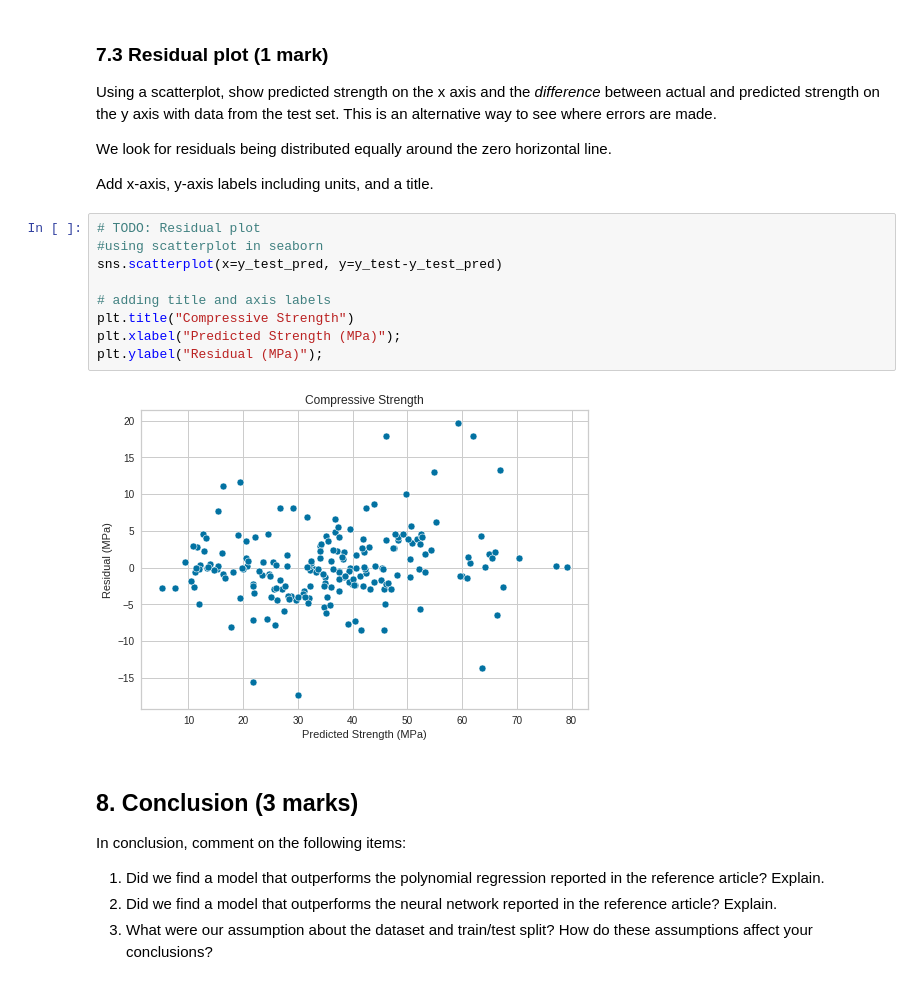
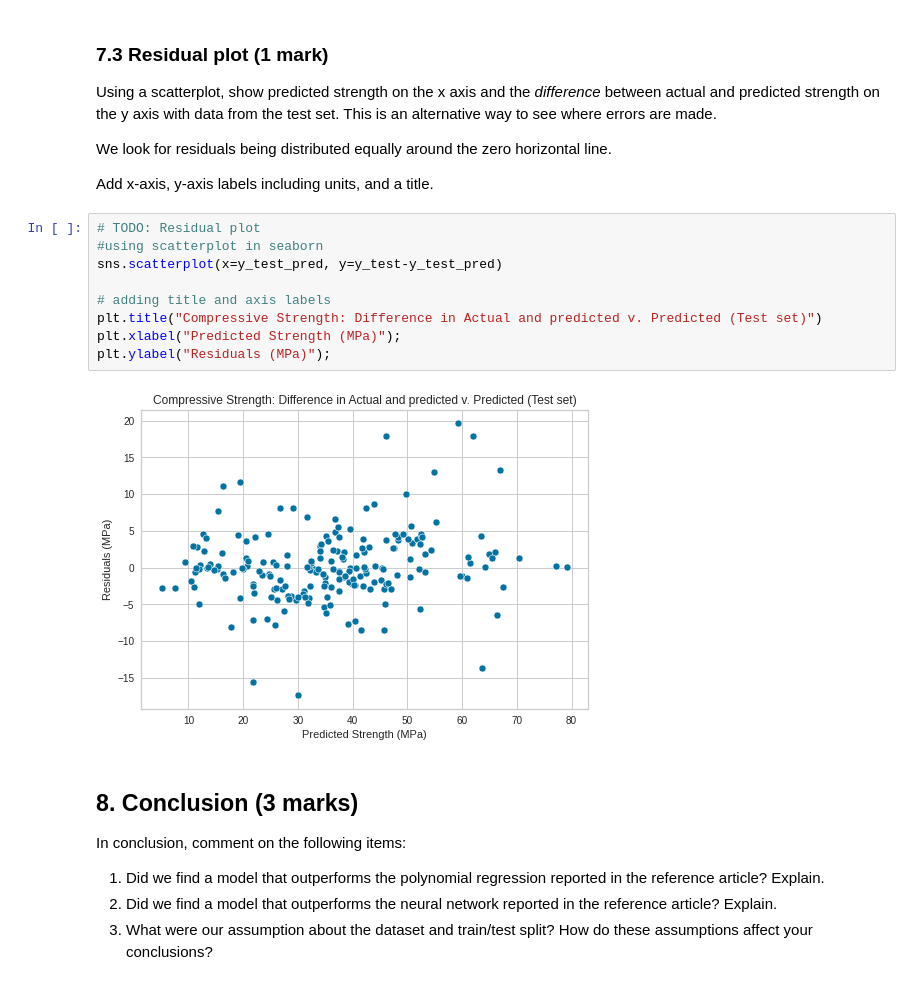
Before and after one commit to sofels/ENSF-611-Lab2, a Jupyter notebook: lab2.ipynb, the cells around one changed output. Cells and saved outputs as stored; diff of their text form.

```diff
--- a/lab2.ipynb
+++ b/lab2.ipynb
@@ -353,14 +353,14 @@ Add x-axis, y-axis labels including units, and a title.
 # %%
 # TODO: Residual plot
 #using scatterplot in seaborn
 sns.scatterplot(x=y_test_pred, y=y_test-y_test_pred)
 
 # adding title and axis labels
-plt.title("Compressive Strength")
+plt.title("Compressive Strength: Difference in Actual and predicted v. Predicted (Test set)")
 plt.xlabel("Predicted Strength (MPa)");
-plt.ylabel("Residual (MPa)");
+plt.ylabel("Residuals (MPa)");
 # %% [output]
-[figure, old version]
+[figure, new version]
 # %% [markdown]
 ## 8. Conclusion (3 marks)
 
```
Also changed, not shown: parts of 2 cells of this notebook.
